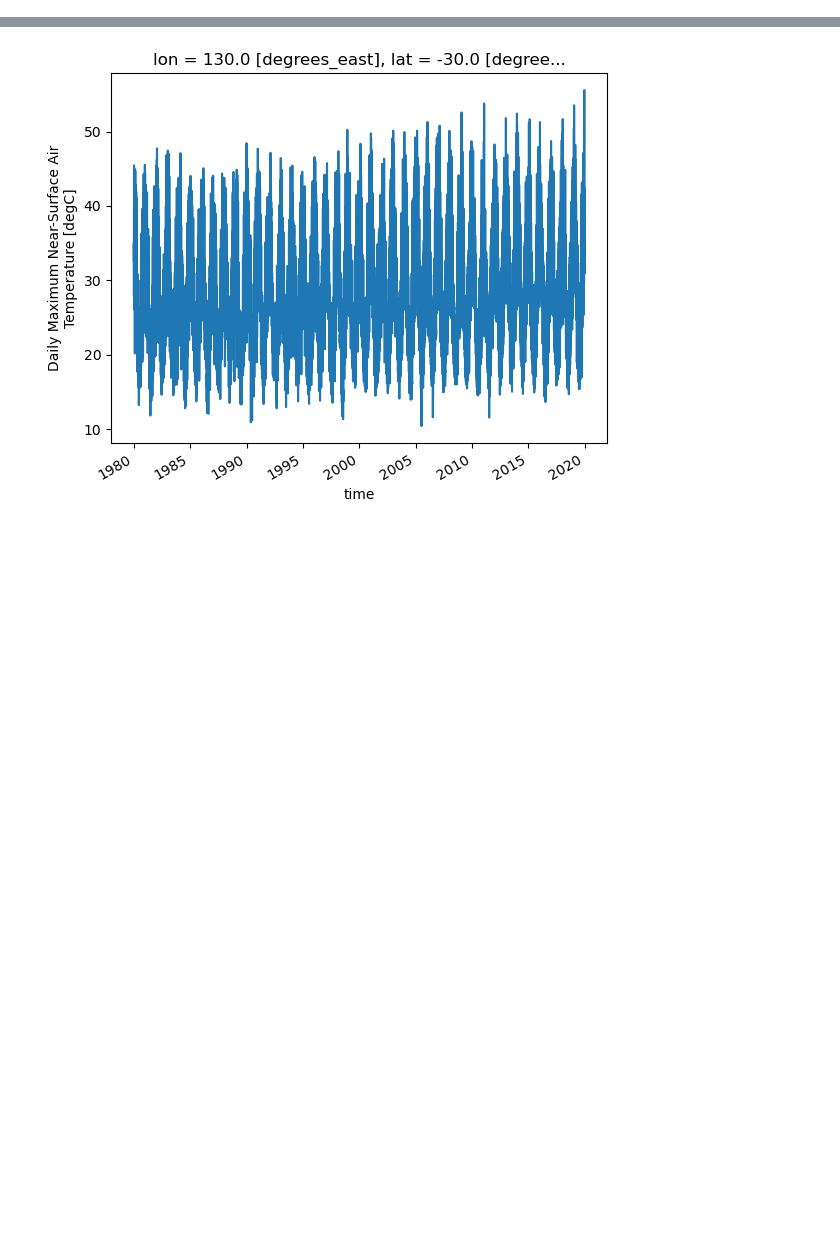
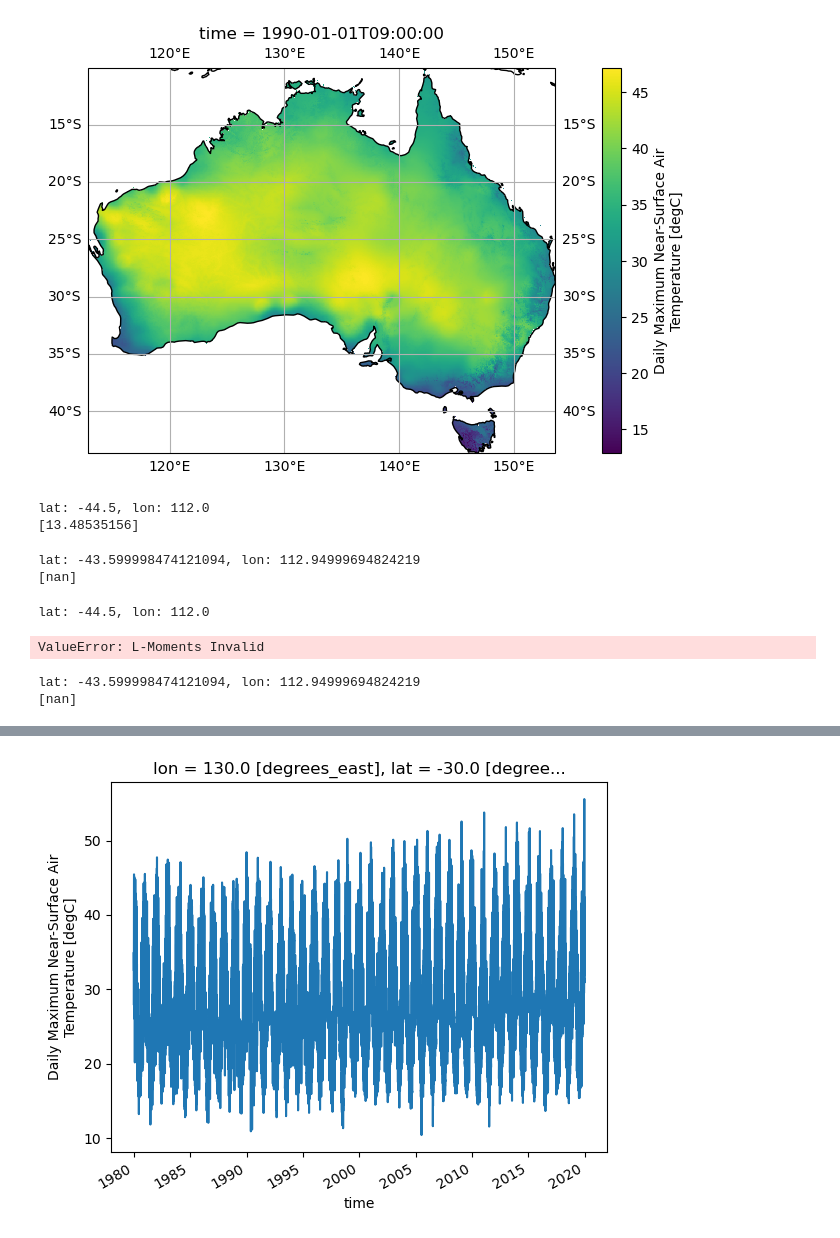
Before and after one commit to climate-innovation-hub/frequency-analysis, a Jupyter notebook: lmoments.ipynb, the cells around one changed output, grey strips where cells are left out. Cells and saved outputs as stored; diff of their text form; code cells hidden in the pictures; blank space fills up the shorter version.

```diff
--- a/lmoments.ipynb
+++ b/lmoments.ipynb
@@ -59,0 +119,4 @@ plt.show()
+# %%
+land_boundary = gp.read_file('/g/data/xv83/dbi599/shapefiles/australia/australia.shp')
+# %%
+ds_masked = select_shapefile_regions(ds.sel({'time': slice('1990-01-01', '1999-12-31')}), land_boundary)
@@ -59,0 +136,15 @@ plt.show()
+# %%
+fig = plt.figure(figsize=[12,5])
+ax = fig.add_subplot(111, projection=ccrs.PlateCarree())
+ds_masked['tmax'].isel({'time': 0}).plot(
+    ax=ax,
+    transform=ccrs.PlateCarree(),
+)
+ax.gridlines(
+    crs=ccrs.PlateCarree(),
+    draw_labels=True,
+)
+ax.coastlines()
+plt.show()
+# %% [output]
+[figure, added]
@@ -59,0 +164,22 @@ plt.show()
+# %%
+#for ilat in range(len(ds['lat'])):
+#    for ilon in range(len(ds['lon'])):
+fit_distribution(ds['tmax'], 0, 0, method='ML')
+# %% [output]
+lat: -44.5, lon: 112.0
+[13.48535156]
+# %%
+fit_distribution(ds_masked['tmax'], 0, 0, method='ML')
+# %% [output]
+lat: -43.599998474121094, lon: 112.94999694824219
+[nan]
+# %%
+fit_distribution(ds['tmax'], 0, 0, method='PWM')
+# %% [output]
+lat: -44.5, lon: 112.0
+ValueError: L-Moments Invalid
+# %%
+fit_distribution(ds_masked['tmax'], 0, 0, method='PWM')
+# %% [output]
+lat: -43.599998474121094, lon: 112.94999694824219
+[nan]
```
Also changed, not shown: parts of 8 cells of this notebook.
